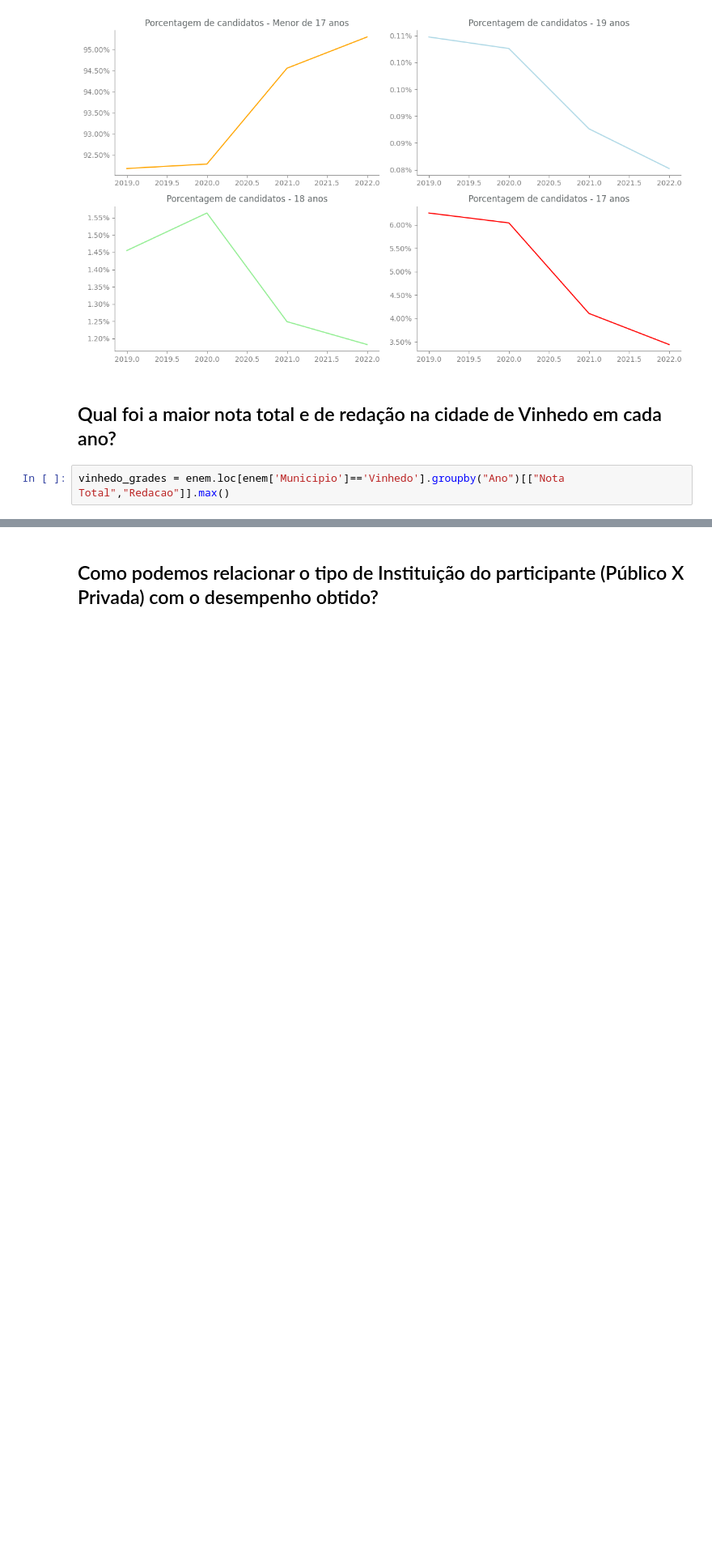
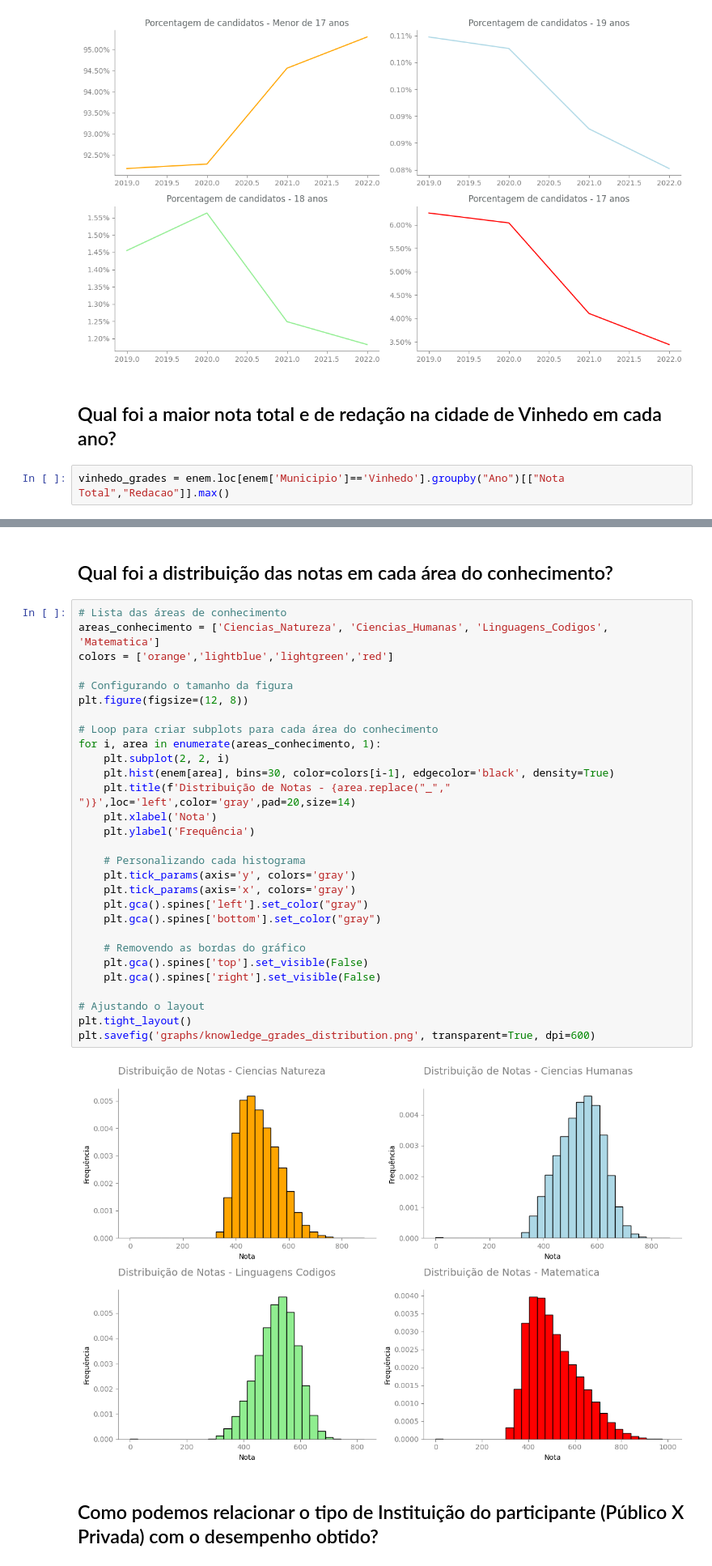
Before and after one commit to LiamFer/ENEM-Analysis, a Jupyter notebook: main_analysis.ipynb, the cells around one changed output, grey strips where cells are left out. Shown at 81% size. Drawn from its saved outputs; the diff is of its cells as text; blank space fills up the shorter version.

Commit message:
Histograma - Matérias

```diff
--- a/main_analysis.ipynb
+++ b/main_analysis.ipynb
@@ -360,4 +382,37 @@ for i, txt in enumerate(vinhedo_grades['Nota Total']):
 # %% [output]
 [figure]
+# %% [markdown]
+## Qual foi a distribuição das notas em cada área do conhecimento?
+# %%
+# Lista das áreas de conhecimento
+areas_conhecimento = ['Ciencias_Natureza', 'Ciencias_Humanas', 'Linguagens_Codigos', 'Matematica']
+colors = ['orange','lightblue','lightgreen','red']
+
+# Configurando o tamanho da figura
+plt.figure(figsize=(12, 8))
+
+# Loop para criar subplots para cada área do conhecimento
+for i, area in enumerate(areas_conhecimento, 1):
+    plt.subplot(2, 2, i)
+    plt.hist(enem[area], bins=30, color=colors[i-1], edgecolor='black', density=True)
+    plt.title(f'Distribuição de Notas - {area.replace("_"," ")}',loc='left',color='gray',pad=20,size=14)
+    plt.xlabel('Nota')
+    plt.ylabel('Frequência')
+
+    # Personalizando cada histograma
+    plt.tick_params(axis='y', colors='gray')
+    plt.tick_params(axis='x', colors='gray')
+    plt.gca().spines['left'].set_color("gray")
+    plt.gca().spines['bottom'].set_color("gray")
+
+    # Removendo as bordas do gráfico
+    plt.gca().spines['top'].set_visible(False)
+    plt.gca().spines['right'].set_visible(False)
+
+# Ajustando o layout
+plt.tight_layout()
+plt.savefig('graphs/knowledge_grades_distribution.png', transparent=True, dpi=600)
+# %% [output]
+[figure, added]
 # %% [markdown]
 ## Como podemos relacionar o tipo de Instituição do participante (Público X Privada) com o desempenho obtido?
```
Also changed, not shown: parts of 2 cells of this notebook, 1 other file.
